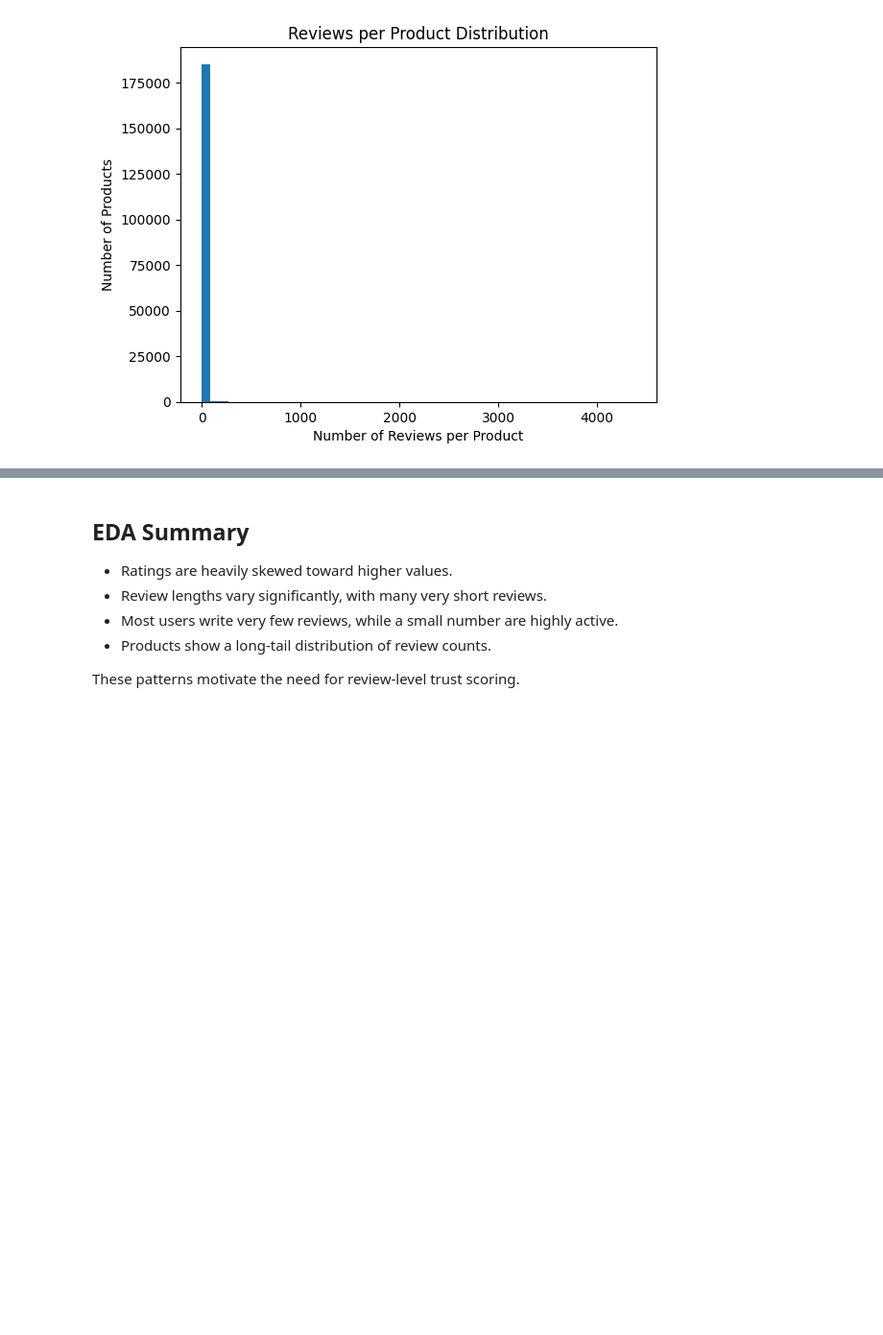
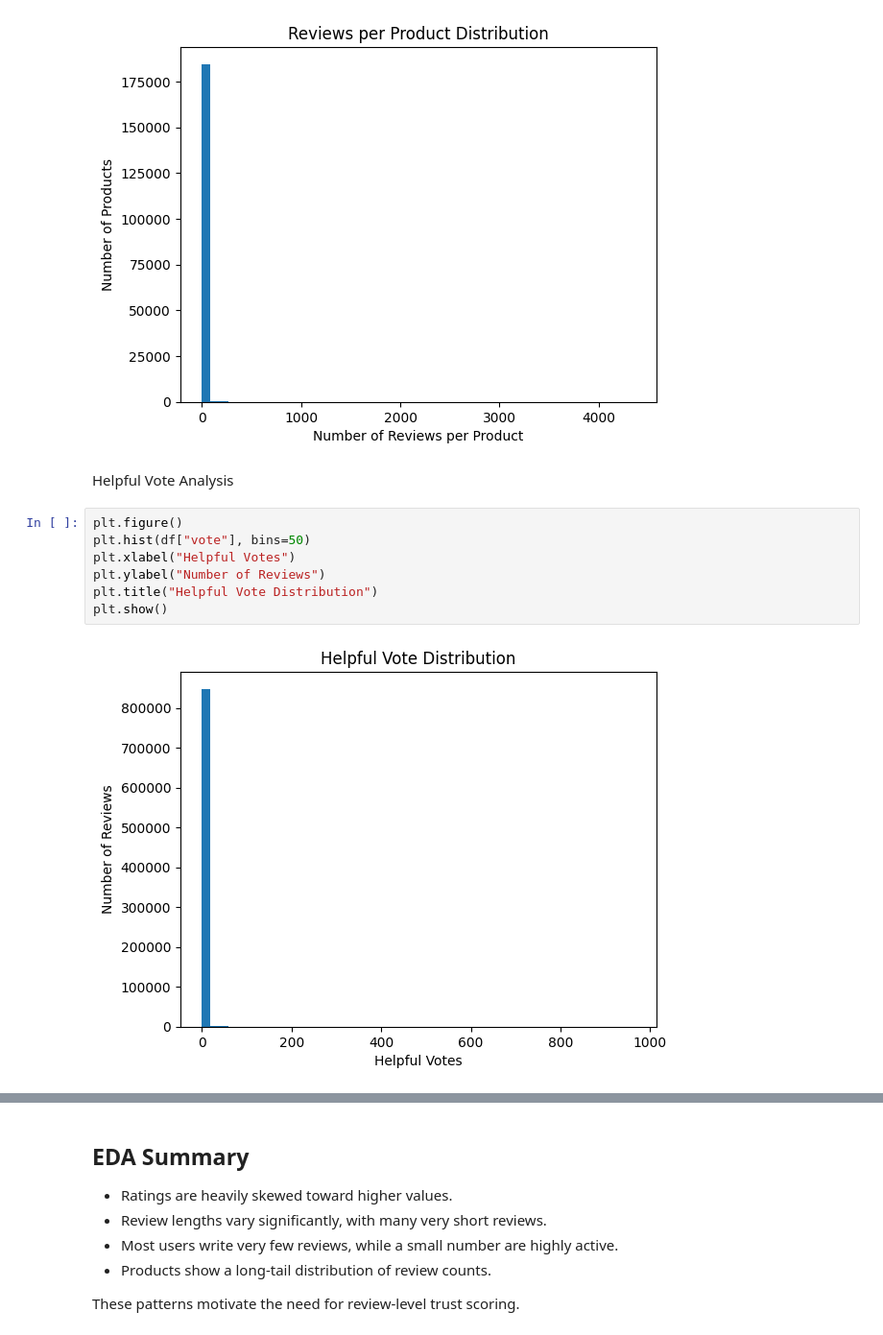
Before and after one commit to YashasviJadav03/Context_Aware_Trust_Scoring_Recommendation, a Jupyter notebook: notebooks/03_review_eda.ipynb, the cells around one changed output, grey strips where cells are left out. Shown at 96% size. Drawn from its saved outputs; the diff is of its cells as text; blank space fills up the shorter version.

```diff
--- a/notebooks/03_review_eda.ipynb
+++ b/notebooks/03_review_eda.ipynb
@@ -61,3 +61,14 @@ plt.title("Reviews per Product Distribution")
 plt.show()
 # %% [output]
 [figure]
+# %% [markdown]
+Helpful Vote Analysis
+# %%
+plt.figure()
+plt.hist(df["vote"], bins=50)
+plt.xlabel("Helpful Votes")
+plt.ylabel("Number of Reviews")
+plt.title("Helpful Vote Distribution")
+plt.show()
+# %% [output]
+[figure, added]
```
Also changed, not shown: parts of 6 cells of this notebook, 3 other files.
